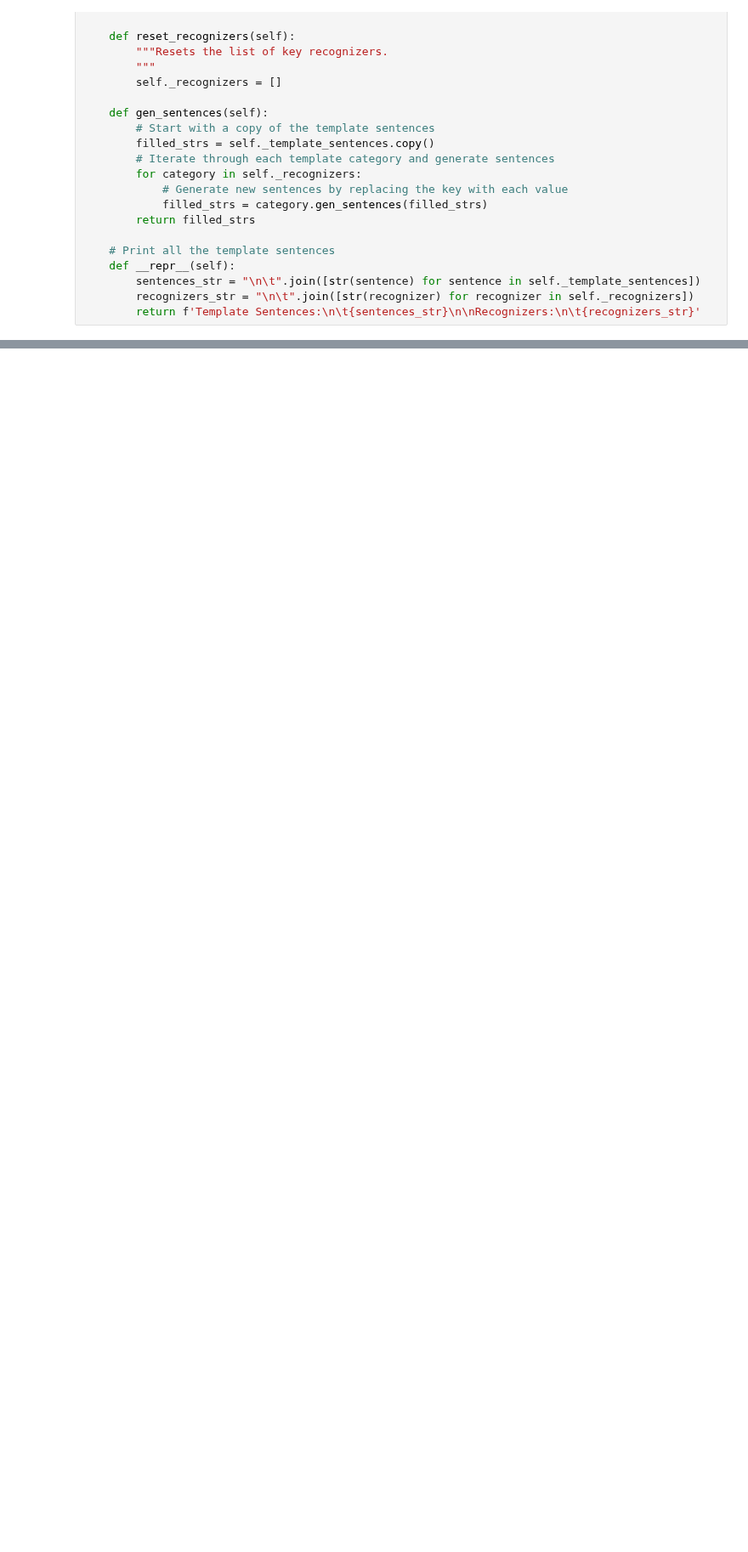
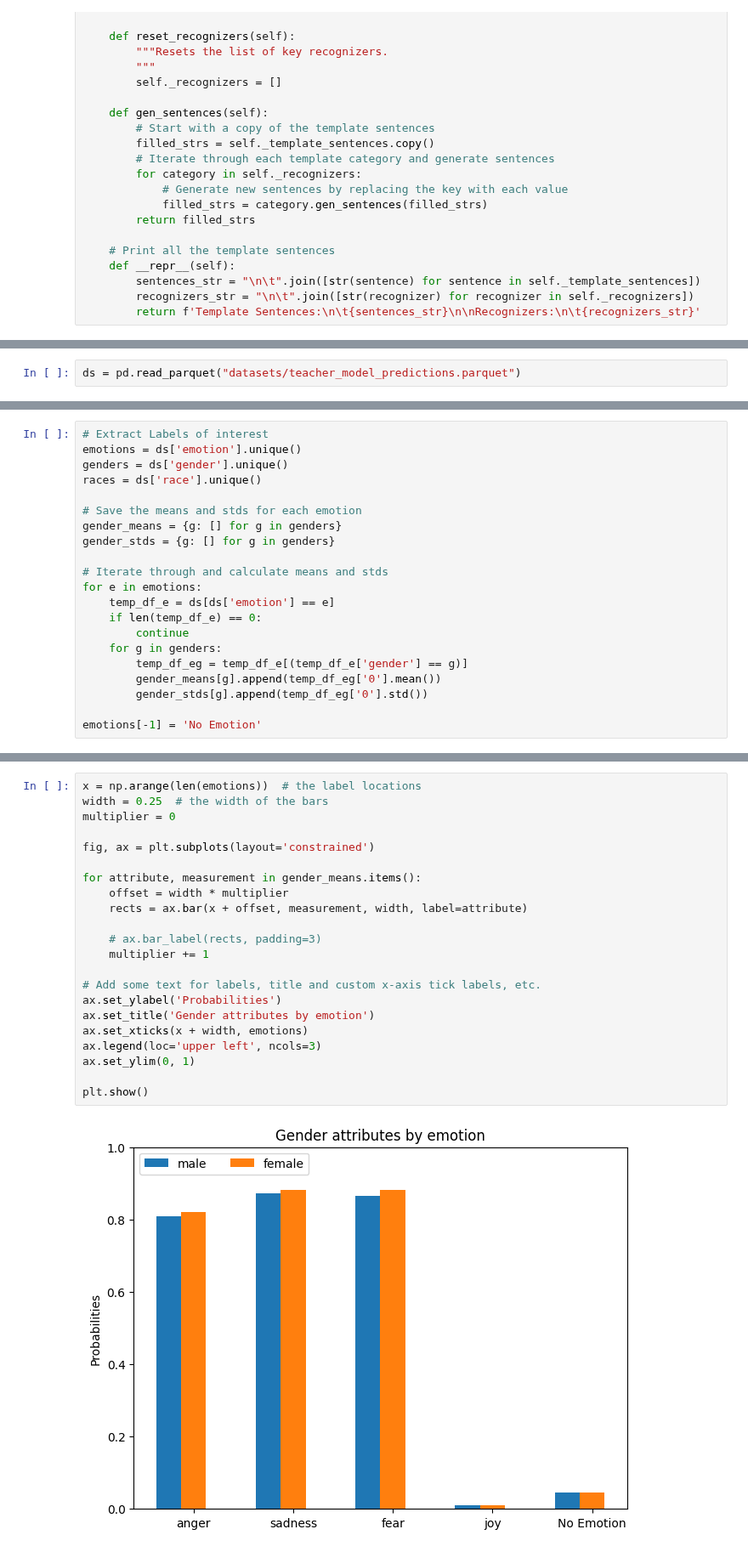
Before and after one commit to CharlesC03/NLP_Final_Project, a Jupyter notebook: analysis/teacher_analysis.ipynb, the cells around one changed output, grey strips where cells are left out. Shown at 85% size. Cells and saved outputs as stored; diff of their text form; blank space fills up the shorter version.

```diff
--- a/analysis/teacher_analysis.ipynb
+++ b/analysis/teacher_analysis.ipynb
@@ -418,0 +397,2 @@ KeyboardInterrupt:
+# %%
+ds = pd.read_parquet("datasets/teacher_model_predictions.parquet")
@@ -418,0 +431,21 @@ KeyboardInterrupt:
+# %%
+# Extract Labels of interest
+emotions = ds['emotion'].unique()
+genders = ds['gender'].unique()
+races = ds['race'].unique()
+
+# Save the means and stds for each emotion
+gender_means = {g: [] for g in genders}
+gender_stds = {g: [] for g in genders}
+
+# Iterate through and calculate means and stds
+for e in emotions:
+    temp_df_e = ds[ds['emotion'] == e]
+    if len(temp_df_e) == 0:
+        continue
+    for g in genders:
+        temp_df_eg = temp_df_e[(temp_df_e['gender'] == g)]
+        gender_means[g].append(temp_df_eg['0'].mean())
+        gender_stds[g].append(temp_df_eg['0'].std())
+
+emotions[-1] = 'No Emotion'
@@ -418,0 +457,24 @@ KeyboardInterrupt:
+# %%
+x = np.arange(len(emotions))  # the label locations
+width = 0.25  # the width of the bars
+multiplier = 0
+
+fig, ax = plt.subplots(layout='constrained')
+
+for attribute, measurement in gender_means.items():
+    offset = width * multiplier
+    rects = ax.bar(x + offset, measurement, width, label=attribute)
+
+    # ax.bar_label(rects, padding=3)
+    multiplier += 1
+
+# Add some text for labels, title and custom x-axis tick labels, etc.
+ax.set_ylabel('Probabilities')
+ax.set_title('Gender attributes by emotion')
+ax.set_xticks(x + width, emotions)
+ax.legend(loc='upper left', ncols=3)
+ax.set_ylim(0, 1)
+
+plt.show()
+# %% [output]
+[figure, added]
```
Also changed, not shown: parts of 17 cells of this notebook.
